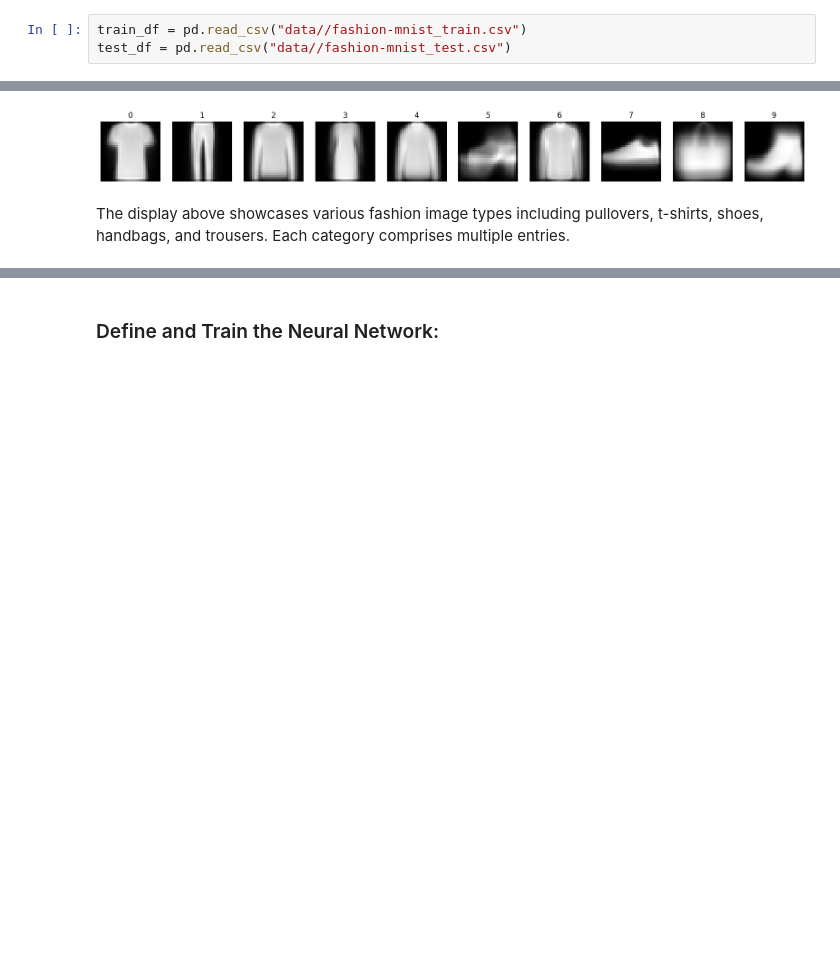
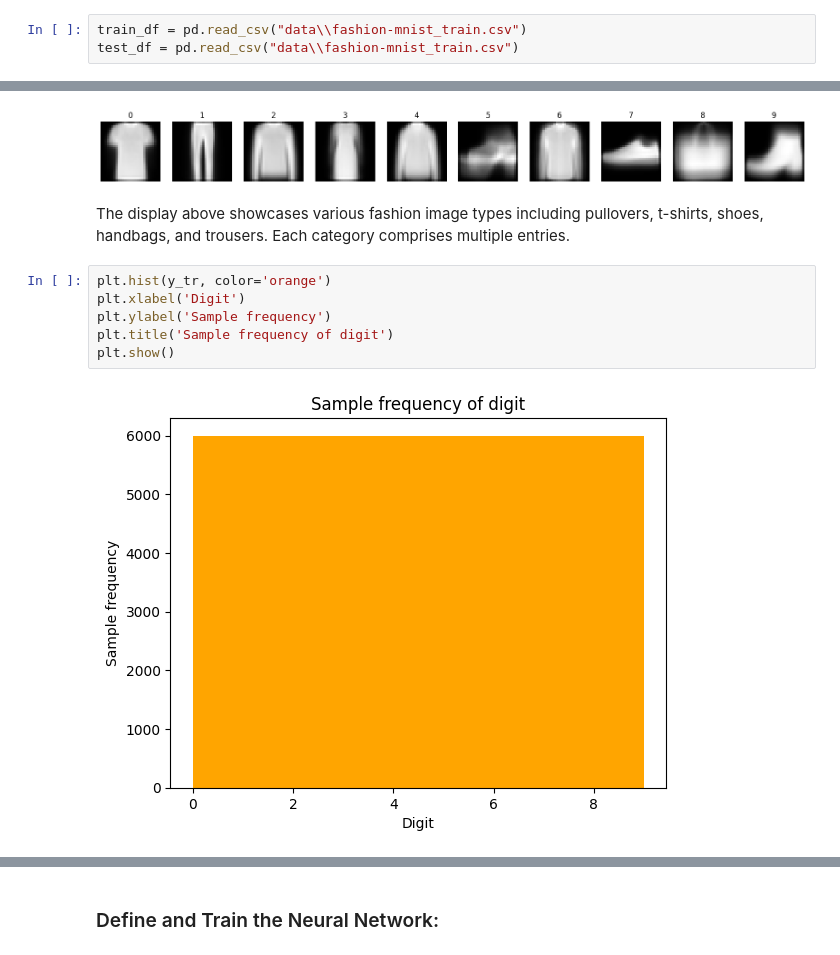
Before and after one commit to johnpalber/CSCN8010-labs, a Jupyter notebook: lab8.ipynb, the cells around one changed output, grey strips where cells are left out. Cells and saved outputs as stored; diff of their text form; blank space fills up the shorter version.

```diff
--- a/lab8.ipynb
+++ b/lab8.ipynb
@@ -15,8 +15,8 @@ from sklearn.model_selection import train_test_split
 # %% [markdown]
 The data is currently accessible as separate training and testing sets within distinct CSV files. We will proceed by loading this data into train and test dataframes, examining the data, inferring its properties, and subsequently converting it into numpy arrays.
 # %%
-train_df = pd.read_csv("data//fashion-mnist_train.csv")
-test_df = pd.read_csv("data//fashion-mnist_test.csv")
+train_df = pd.read_csv("data\\fashion-mnist_train.csv")
+test_df = pd.read_csv("data\\fashion-mnist_train.csv")
 # %%
 train_df.head()
 # %% [output]
@@ -76,3 +76,11 @@ plt.show()
 [figure]
 # %% [markdown]
 The display above showcases various fashion image types including pullovers, t-shirts, shoes, handbags, and trousers. Each category comprises multiple entries.
+# %%
+plt.hist(y_tr, color='orange')
+plt.xlabel('Digit')
+plt.ylabel('Sample frequency')
+plt.title('Sample frequency of digit')
+plt.show()
+# %% [output]
+[figure, added]
```
Also changed, not shown: parts of 48 cells of this notebook, 2 other files.
